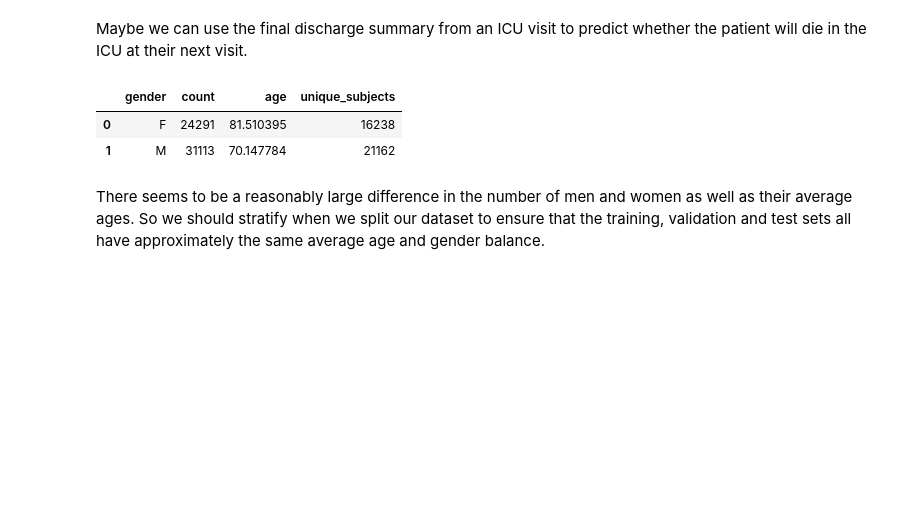
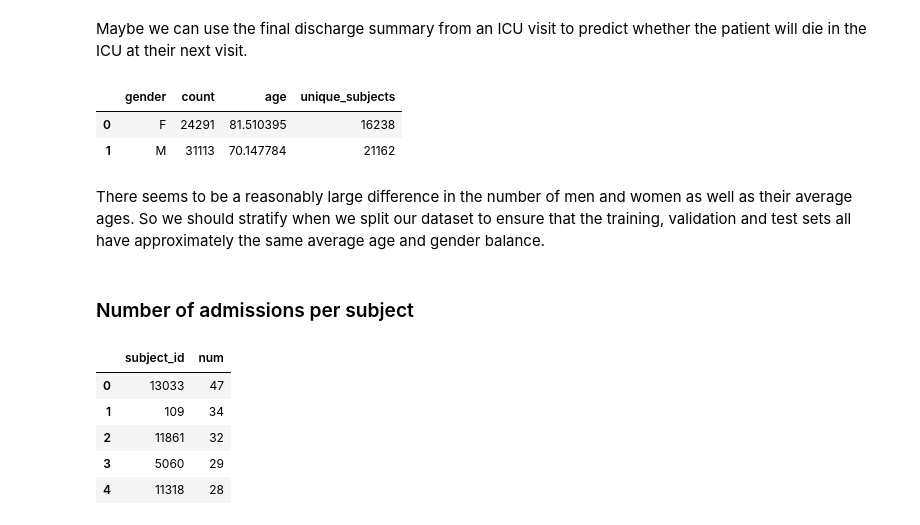
Before and after one commit to amin-nejad/mimic-text-generation, a Jupyter notebook: analysis/discharge_summary.ipynb, the cells around one changed output. Cells and saved outputs as stored; diff of their text form; code cells hidden in the pictures; blank space fills up the shorter version.

```diff
--- a/analysis/discharge_summary.ipynb
+++ b/analysis/discharge_summary.ipynb
@@ -171,3 +172,29 @@ df_summary
 | 1 | M | 31113 | 70.147784 | 21162 |
 # %% [markdown]
 There seems to be a reasonably large difference in the number of men and women as well as their average ages. So we should stratify when we split our dataset to ensure that the training, validation and test sets all have approximately the same average age and gender balance.
+# %% [markdown]
+### Number of admissions per subject
+# %%
+sql = """
+  SELECT
+      n.subject_id,
+      COUNT(n.subject_id) AS num
+  FROM patients p
+  INNER JOIN noteevents n
+  ON p.subject_id = n.subject_id
+  WHERE n.category = 'Discharge summary'
+  AND ROUND((cast(chartdate as date) - cast(dob as date)) / 365.242,0) > 14
+  GROUP BY n.subject_id
+  ORDER BY num DESC
+"""
+
+df_summary = pd.read_sql_query(sqlalchemy.text(sql), cnx)
+
+df_summary.head()
+# %% [output]
+|  | subject_id | num |
+| 0 | 13033 | 47 |
+| 1 | 109 | 34 |
+| 2 | 11861 | 32 |
+| 3 | 5060 | 29 |
+| 4 | 11318 | 28 |
```
Also changed, not shown: parts of 2 cells of this notebook, 8 other files.
